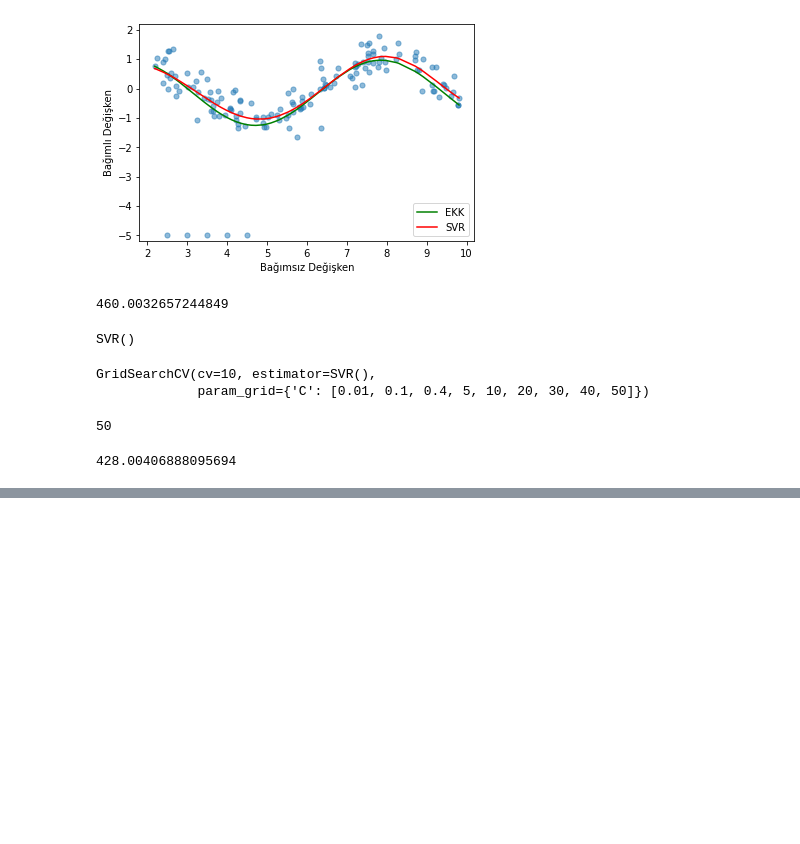
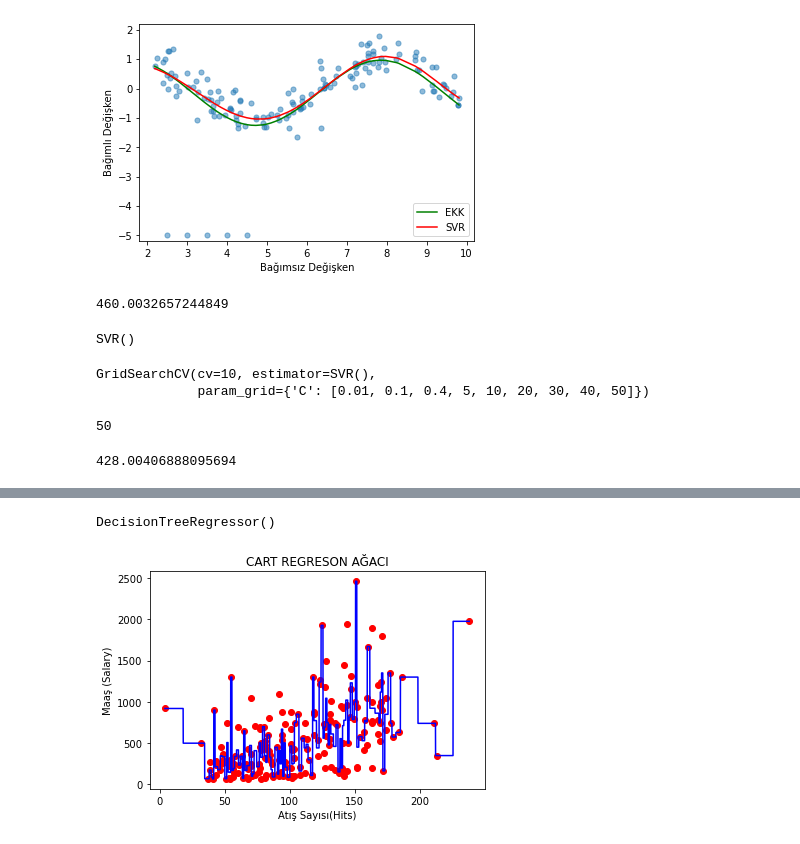
Before and after one commit to tacettinkustu/Data-Analysis, a Jupyter notebook: Machine Learning/Non-Linear Regression.ipynb, the cells around one changed output, grey strips where cells are left out. Saved outputs shown, nothing was run; the diff lists cells and outputs as text; code cells hidden in the pictures; blank space fills up the shorter version.

```diff
--- a/Machine Learning/Non-Linear Regression.ipynb
+++ b/Machine Learning/Non-Linear Regression.ipynb
@@ -338,0 +431,16 @@ np.sqrt(mean_squared_error(y_test, y_pred))
+# %%
+hit = pd.read_csv("Hitters.csv")
+df = hit.copy()
+df = df.dropna()
+dms = pd.get_dummies(df[['League', 'Division', 'NewLeague']])
+y = df["Salary"]
+X_ = df.drop(['Salary', 'League', 'Division', 'NewLeague'], axis=1).astype('float64')
+X = pd.concat([X_, dms[['League_N', 'Division_W', 'NewLeague_N']]], axis=1)
+X_train, X_test, y_train, y_test = train_test_split(X, y,
+                                                    test_size=0.25,
+                                                    random_state=42)
+# %%
+X_train = pd.DataFrame(X_train["Hits"])
+X_test = pd.DataFrame(X_test["Hits"])
+# %%
+cart_model = DecisionTreeRegressor(min_samples_split = 2)
@@ -338,0 +467,14 @@ np.sqrt(mean_squared_error(y_test, y_pred))
+# %%
+cart_model.fit(X_train, y_train)
+# %% [output]
+DecisionTreeRegressor()
+# %%
+X_grid = np.arange(min(np.array(X_train)),max(np.array(X_train)), 0.01)
+X_grid = X_grid.reshape((len(X_grid), 1))
+plt.scatter(X_train, y_train, color = 'red')
+plt.plot(X_grid, cart_model.predict(X_grid), color = 'blue')
+plt.title('CART REGRESON AĞACI')
+plt.xlabel('Atış Sayısı(Hits)')
+plt.ylabel('Maaş (Salary)') ;
+# %% [output]
+[figure, added]
```
Also changed, not shown: parts of 50 cells of this notebook.
